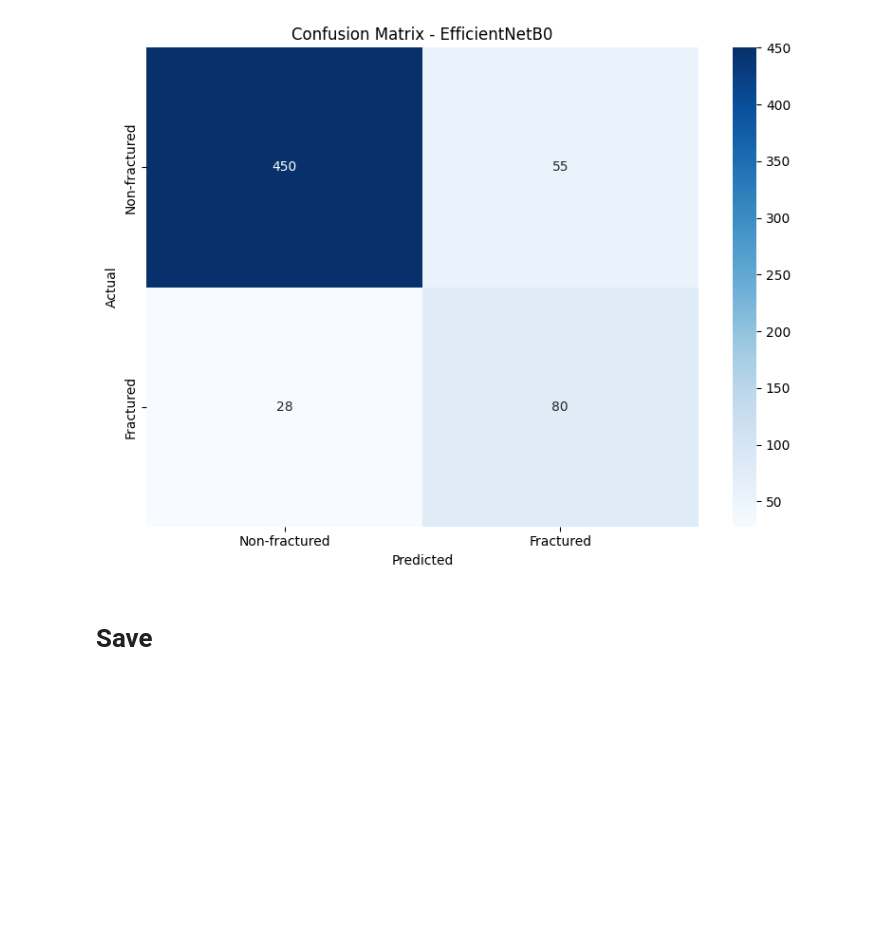
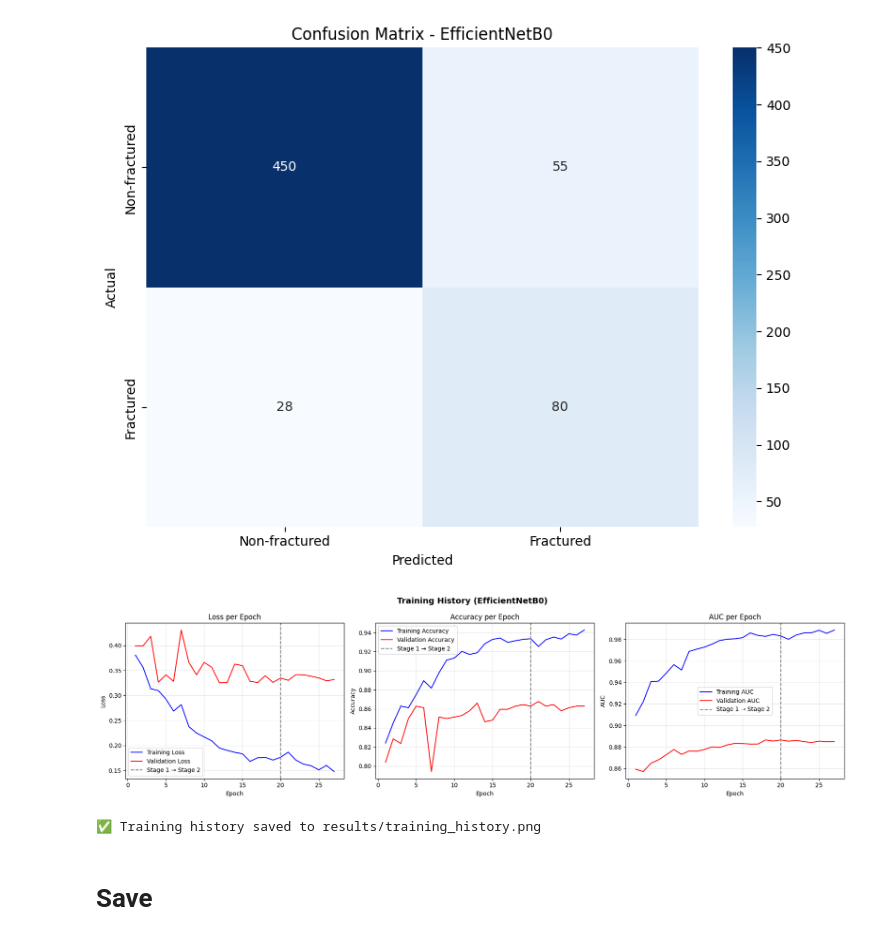
Before and after one commit to sabinshamsul/Bone-Fracture-Detection, a Jupyter notebook: notebook/training.ipynb, the cells around one changed output. Saved outputs shown, nothing was run; the diff lists cells and outputs as text; code cells hidden in the pictures; blank space fills up the shorter version.

Commit message:
feat: add completed training notebook with results

```diff
--- a/notebook/training.ipynb
+++ b/notebook/training.ipynb
@@ -437,6 +435,69 @@ Non-fractured       0.94      0.89      0.92       505
     macro avg       0.77      0.82      0.79       613
  weighted avg       0.88      0.86      0.87       613
 [figure]
+# %%
+import matplotlib.pyplot as plt
+
+fig, axes = plt.subplots(1, 3, figsize=(18, 5))
+fig.suptitle("Training History (EfficientNetB0)", fontsize=14, fontweight='bold')
+
+# Combine Stage 1 + Stage 2 history
+train_loss = history1.history['loss'] + history2.history['loss']
+val_loss = history1.history['val_loss'] + history2.history['val_loss']
+
+train_acc = history1.history['accuracy'] + history2.history['accuracy']
+val_acc = history1.history['val_accuracy'] + history2.history['val_accuracy']
+
+train_auc = history1.history['auc'] + history2.history['auc']
+val_auc = history1.history['val_auc'] + history2.history['val_auc']
+
+epochs = range(1, len(train_loss) + 1)
+stage1_end = len(history1.history['loss'])
+
+# Plot 1 — Loss
+axes[0].plot(epochs, train_loss, 'b-', label='Training Loss')
+axes[0].plot(epochs, val_loss, 'r-', label='Validation Loss')
+axes[0].axvline(x=stage1_end, color='gray', linestyle='--',
+                label='Stage 1 → Stage 2')
+axes[0].set_title('Loss per Epoch')
+axes[0].set_xlabel('Epoch')
+axes[0].set_ylabel('Loss')
+axes[0].legend()
+axes[0].grid(True, alpha=0.3)
+
+# Plot 2 — Accuracy
+axes[1].plot(epochs, train_acc, 'b-', label='Training Accuracy')
+axes[1].plot(epochs, val_acc, 'r-', label='Validation Accuracy')
+axes[1].axvline(x=stage1_end, color='gray', linestyle='--',
+                label='Stage 1 → Stage 2')
+axes[1].set_title('Accuracy per Epoch')
+axes[1].set_xlabel('Epoch')
+axes[1].set_ylabel('Accuracy')
+axes[1].legend()
+axes[1].grid(True, alpha=0.3)
+
+# Plot 3 — AUC
+axes[2].plot(epochs, train_auc, 'b-', label='Training AUC')
+axes[2].plot(epochs, val_auc, 'r-', label='Validation AUC')
+axes[2].axvline(x=stage1_end, color='gray', linestyle='--',
+                label='Stage 1 → Stage 2')
+axes[2].set_title('AUC per Epoch')
+axes[2].set_xlabel('Epoch')
+axes[2].set_ylabel('AUC')
+axes[2].legend()
+axes[2].grid(True, alpha=0.3)
+
+plt.tight_layout()
+
+# Save to results folder
+os.makedirs('results', exist_ok=True)
+plt.savefig('results/training_history.png', dpi=150, bbox_inches='tight')
+plt.show()
+
+print("✅ Training history saved to results/training_history.png")
+# %% [output]
+[figure, added]
+✅ Training history saved to results/training_history.png
 # %% [markdown]
 # Save
 # %%
```
Also changed, not shown: parts of 3 cells of this notebook.
